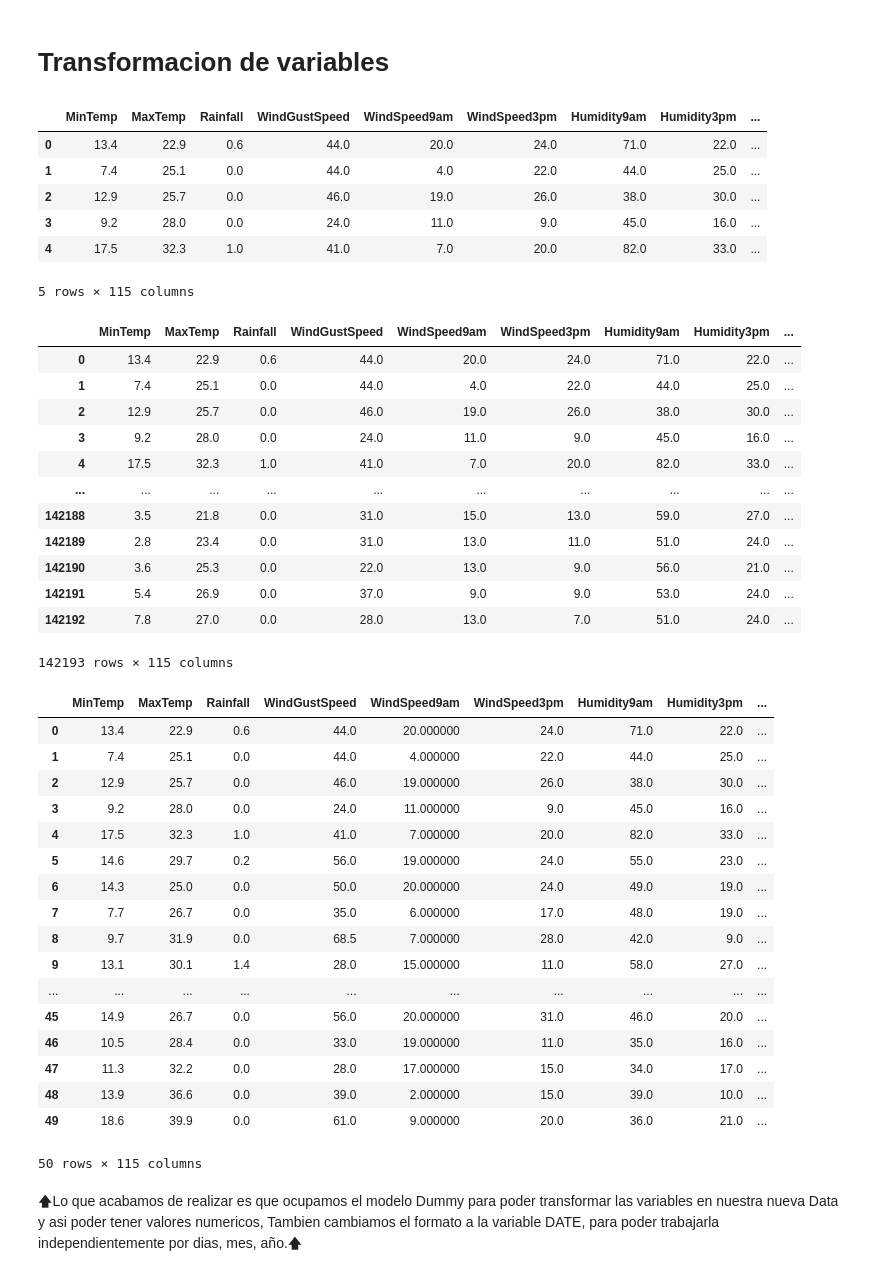
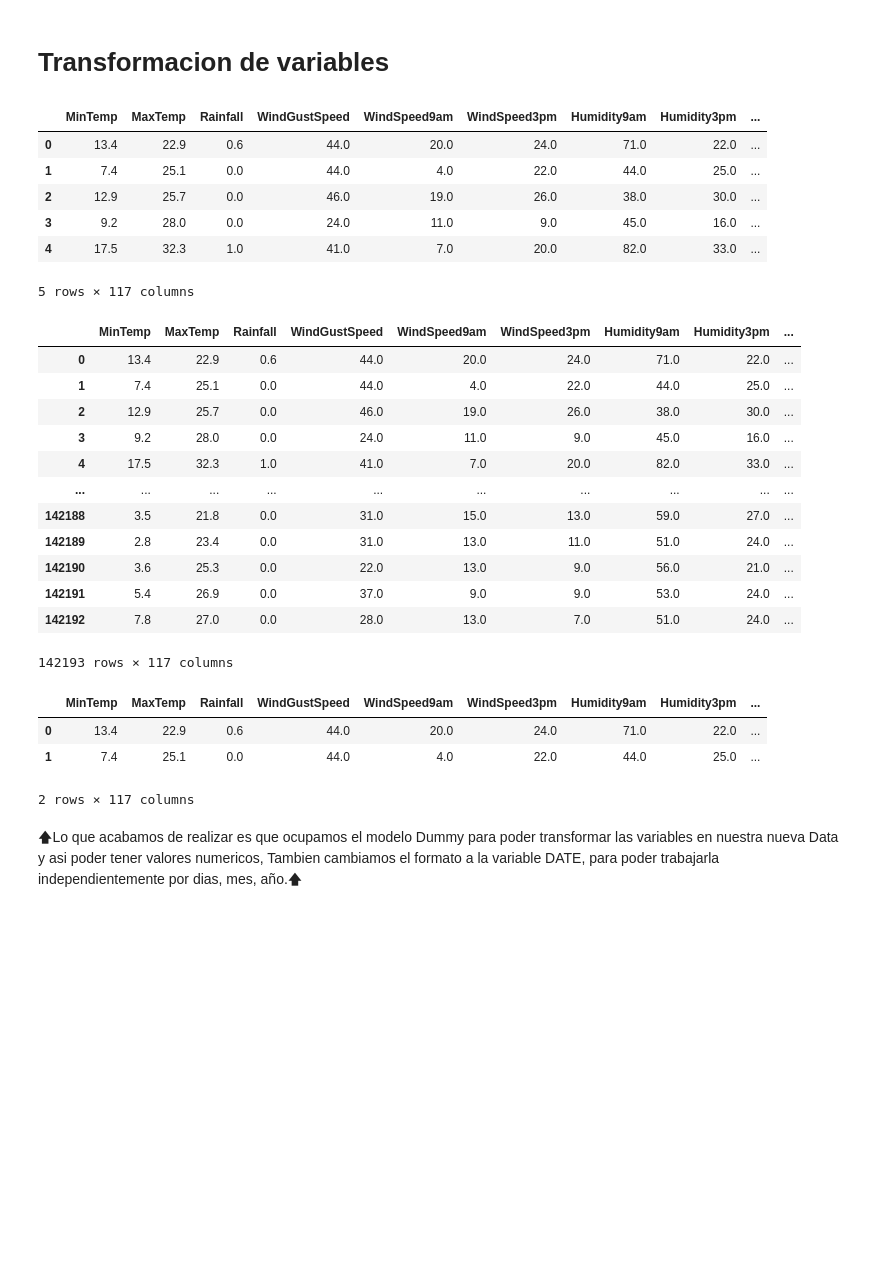
Before and after one commit to DrakiSama/Examen-Mineria-de-Datos, a Jupyter notebook: Actividad 7/EDA-EXAMEN-V9.ipynb, the cells around one changed output. Saved outputs shown, nothing was run; the diff lists cells and outputs as text; code cells hidden in the pictures; blank space fills up the shorter version.

```diff
--- a/Actividad 7/EDA-EXAMEN-V9.ipynb
+++ b/Actividad 7/EDA-EXAMEN-V9.ipynb
@@ -436,8 +436,9 @@ plotHist()
 # Transformacion de variables
 # %%
 data_t = data[:]
-# %%
-data_t.drop('RISK_MM', axis=1, inplace=True)
+# %%
+data_t['RainTomorrow'] = data_t['RainTomorrow'].map( {'No':0, 'Yes': 1})
+data_t = data_t.dropna(subset=["RainTomorrow"])
 # %%
 data_t['Location'] = pd.Categorical(data_t['Location'])
 datasetDummies_Location = pd.get_dummies(data_t['Location'], prefix = 'Location')
@@ -452,24 +453,19 @@ data_t['WindDir3pm'] = pd.Categorical(data_t['WindDir3pm'])
 datasetDummies_WindDir3pm = pd.get_dummies(data_t['WindDir3pm'], prefix = 'WindDir3pm')
 
 data_t['RainToday'] = pd.Categorical(data_t['RainToday'])
-datasetDummies_RainToday = pd.get_dummies(data_t['RainToday'], prefix = 'RainToday', drop_first=True)
-
-data_t['RainTomorrow'] = pd.Categorical(data_t['RainTomorrow'])
-datasetDummies_RainTomorrow = pd.get_dummies(data_t['RainTomorrow'], prefix = 'RainTomorrow', drop_first=True)
+datasetDummies_RainToday = pd.get_dummies(data_t['RainToday'], prefix = 'RainToday')
 # %%
 data_t.drop("Location", axis=1, inplace=True)
 data_t.drop("WindGustDir", axis=1, inplace=True)
 data_t.drop("WindDir9am", axis=1, inplace=True)
 data_t.drop("WindDir3pm", axis=1, inplace=True)
 data_t.drop("RainToday", axis=1, inplace=True)
-data_t.drop("RainTomorrow", axis=1, inplace=True)
 
 data_t = pd.concat([data_t, datasetDummies_Location], axis=1)
 data_t = pd.concat([data_t, datasetDummies_WindGustDir], axis=1)
 data_t = pd.concat([data_t, datasetDummies_WindDir9am], axis=1)
 data_t = pd.concat([data_t, datasetDummies_WindDir3pm], axis=1)
 data_t = pd.concat([data_t, datasetDummies_RainToday], axis=1)
-data_t = pd.concat([data_t, datasetDummies_RainTomorrow], axis=1)
 # %%
 data_t['Date'] = pd.to_datetime(data_t['Date'])
 
@@ -492,7 +488,7 @@ data_t.head()
 | 2 | 12.9 | 25.7 | 0.0 | 46.0 | 19.0 | 26.0 | 38.0 | 30.0 | ... |
 | 3 | 9.2 | 28.0 | 0.0 | 24.0 | 11.0 | 9.0 | 45.0 | 16.0 | ... |
 | 4 | 17.5 | 32.3 | 1.0 | 41.0 | 7.0 | 20.0 | 82.0 | 33.0 | ... |
-5 rows × 115 columns
+5 rows × 117 columns
 # %%
 data_t['Season'].replace(['Summer','Autumn','Winter','Spring'],[1,2,3,4],inplace = True)
 # %%
@@ -514,27 +510,13 @@ data_t
 | 142190 | 3.6 | 25.3 | 0.0 | 22.0 | 13.0 | 9.0 | 56.0 | 21.0 | ... |
 | 142191 | 5.4 | 26.9 | 0.0 | 37.0 | 9.0 | 9.0 | 53.0 | 24.0 | ... |
 | 142192 | 7.8 | 27.0 | 0.0 | 28.0 | 13.0 | 7.0 | 51.0 | 24.0 | ... |
-142193 rows × 115 columns
+142193 rows × 117 columns
 # %%
-data_t.head(50)
+data_t.head(2)
 # %% [output]
 |  | MinTemp | MaxTemp | Rainfall | WindGustSpeed | WindSpeed9am | WindSpeed3pm | Humidity9am | Humidity3pm | ... |
-| 0 | 13.4 | 22.9 | 0.6 | 44.0 | 20.000000 | 24.0 | 71.0 | 22.0 | ... |
-| 1 | 7.4 | 25.1 | 0.0 | 44.0 | 4.000000 | 22.0 | 44.0 | 25.0 | ... |
-| 2 | 12.9 | 25.7 | 0.0 | 46.0 | 19.000000 | 26.0 | 38.0 | 30.0 | ... |
-| 3 | 9.2 | 28.0 | 0.0 | 24.0 | 11.000000 | 9.0 | 45.0 | 16.0 | ... |
-| 4 | 17.5 | 32.3 | 1.0 | 41.0 | 7.000000 | 20.0 | 82.0 | 33.0 | ... |
-| 5 | 14.6 | 29.7 | 0.2 | 56.0 | 19.000000 | 24.0 | 55.0 | 23.0 | ... |
-| 6 | 14.3 | 25.0 | 0.0 | 50.0 | 20.000000 | 24.0 | 49.0 | 19.0 | ... |
-| 7 | 7.7 | 26.7 | 0.0 | 35.0 | 6.000000 | 17.0 | 48.0 | 19.0 | ... |
-| 8 | 9.7 | 31.9 | 0.0 | 68.5 | 7.000000 | 28.0 | 42.0 | 9.0 | ... |
-| 9 | 13.1 | 30.1 | 1.4 | 28.0 | 15.000000 | 11.0 | 58.0 | 27.0 | ... |
-| ... | ... | ... | ... | ... | ... | ... | ... | ... | ... |
-| 45 | 14.9 | 26.7 | 0.0 | 56.0 | 20.000000 | 31.0 | 46.0 | 20.0 | ... |
-| 46 | 10.5 | 28.4 | 0.0 | 33.0 | 19.000000 | 11.0 | 35.0 | 16.0 | ... |
-| 47 | 11.3 | 32.2 | 0.0 | 28.0 | 17.000000 | 15.0 | 34.0 | 17.0 | ... |
-| 48 | 13.9 | 36.6 | 0.0 | 39.0 | 2.000000 | 15.0 | 39.0 | 10.0 | ... |
-| 49 | 18.6 | 39.9 | 0.0 | 61.0 | 9.000000 | 20.0 | 36.0 | 21.0 | ... |
+| 0 | 13.4 | 22.9 | 0.6 | 44.0 | 20.0 | 24.0 | 71.0 | 22.0 | ... |
+| 1 | 7.4 | 25.1 | 0.0 | 44.0 | 4.0 | 22.0 | 44.0 | 25.0 | ... |
-50 rows × 115 columns
+2 rows × 117 columns
 # %% [markdown]
 🡅Lo que acabamos de realizar es que ocupamos el modelo Dummy para poder transformar las variables en nuestra nueva Data y asi poder tener valores numericos, Tambien cambiamos el formato a la variable DATE, para poder trabajarla independientemente por dias, mes, año.🡅
```
Also changed, not shown: parts of 64 cells of this notebook, 18 other files.
